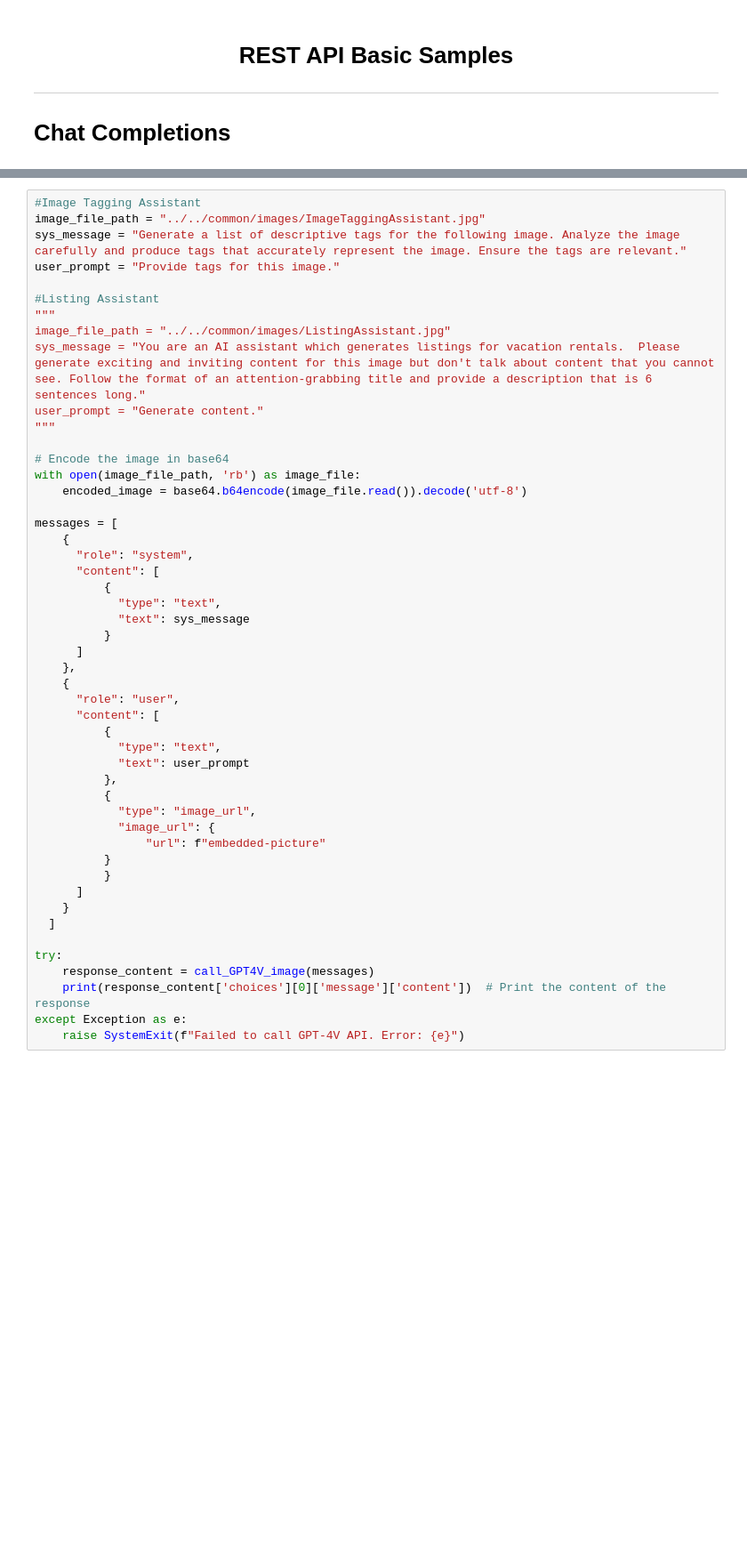
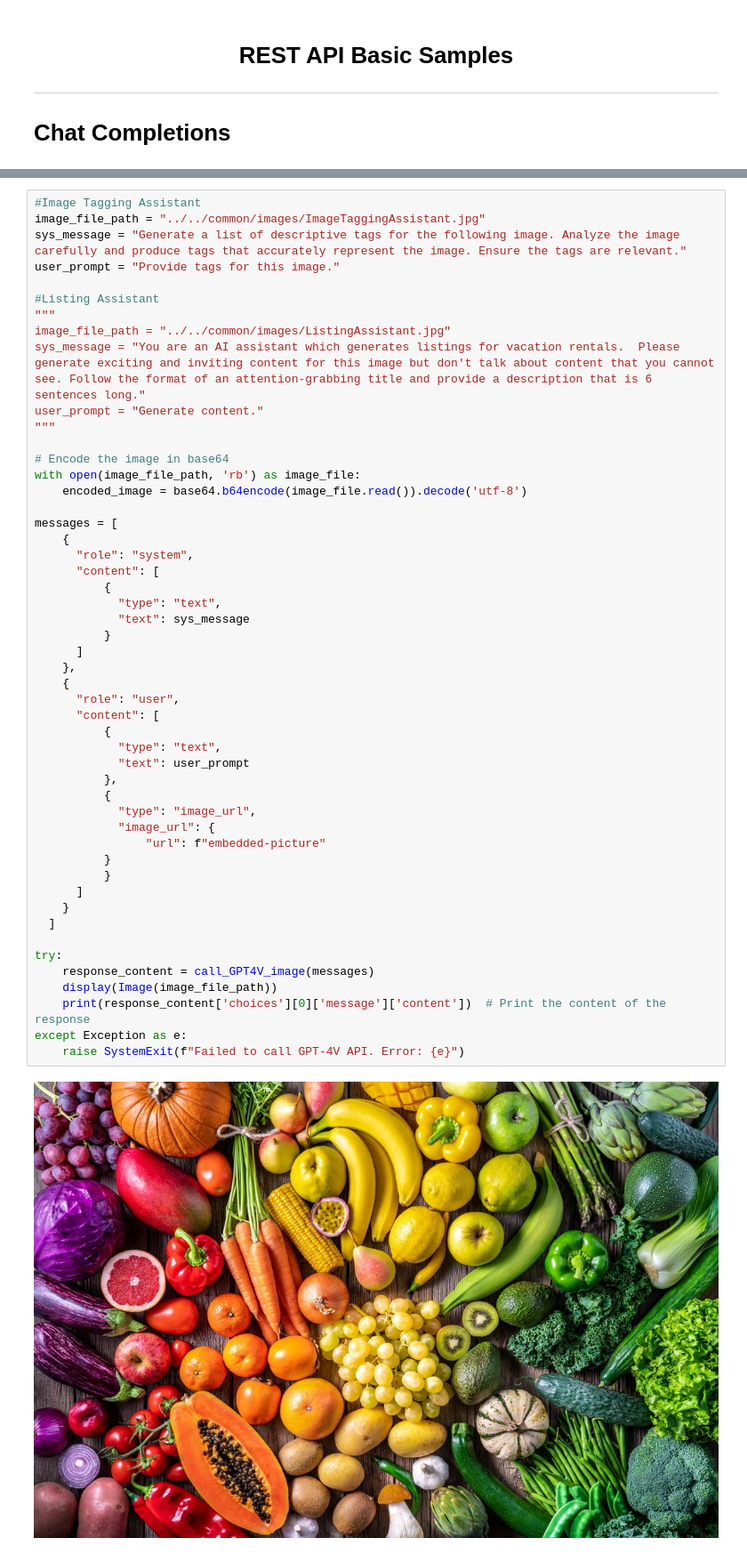
Before and after one commit to Azure-Samples/openai, a Jupyter notebook: Basic_Samples/GPT-4V/basic_chatcompletions_example_restapi.ipynb, the cells around one changed output, grey strips where cells are left out. Shown at 89% size. Saved outputs shown, nothing was run; the diff lists cells and outputs as text; blank space fills up the shorter version.

```diff
--- a/Basic_Samples/GPT-4V/basic_chatcompletions_example_restapi.ipynb
+++ b/Basic_Samples/GPT-4V/basic_chatcompletions_example_restapi.ipynb
@@ -29,30 +30,32 @@ messages = [
       "content": [
           {
             "type": "text",
             "text": sys_message
           }
       ]
     },
     {
       "role": "user",
       "content": [
           {
             "type": "text",
             "text": user_prompt
           },
           {
             "type": "image_url",
             "image_url": {
                 "url": f"embedded-picture"
           }
           }
       ]
     }
   ]
 
 try:
     response_content = call_GPT4V_image(messages)
+    display(Image(image_file_path))
     print(response_content['choices'][0]['message']['content'])  # Print the content of the response
 except Exception as e:
     raise SystemExit(f"Failed to call GPT-4V API. Error: {e}")
 # %% [output]
+[figure, added]
```
Also changed, not shown: parts of 2 cells of this notebook, 9 other files.
